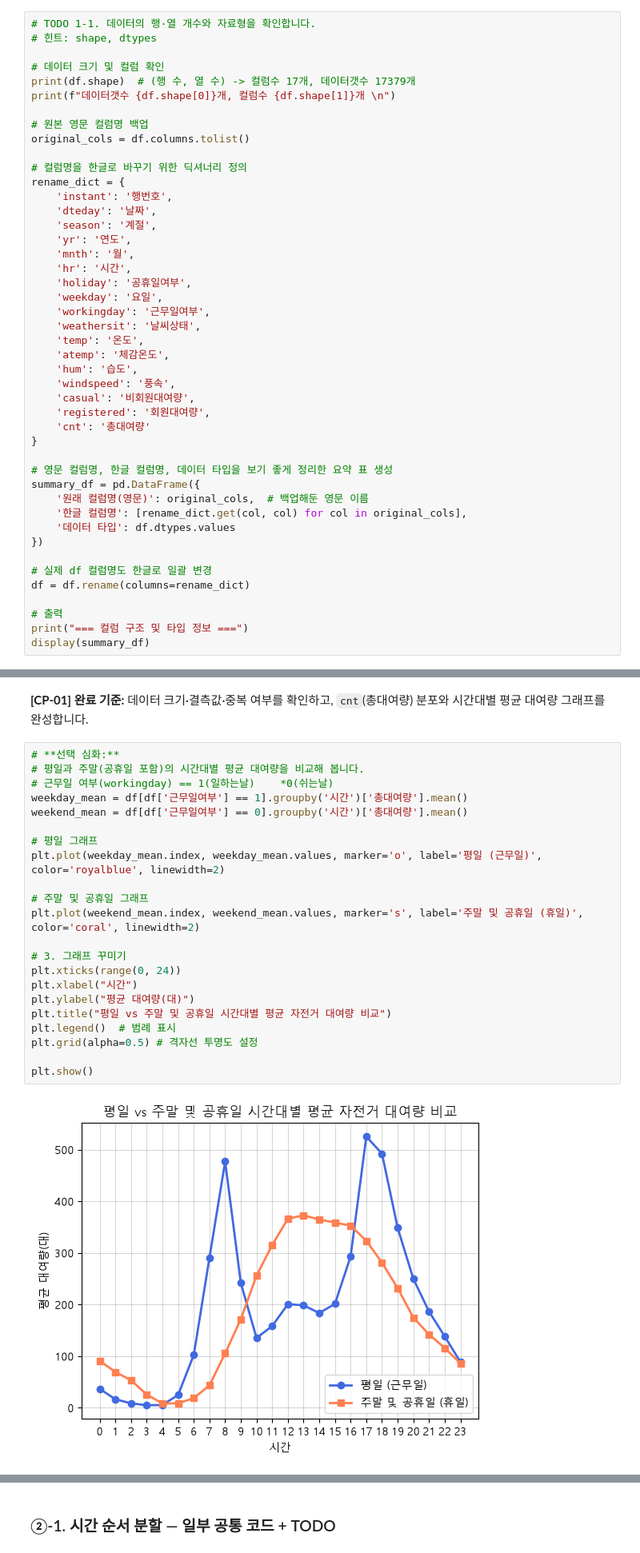
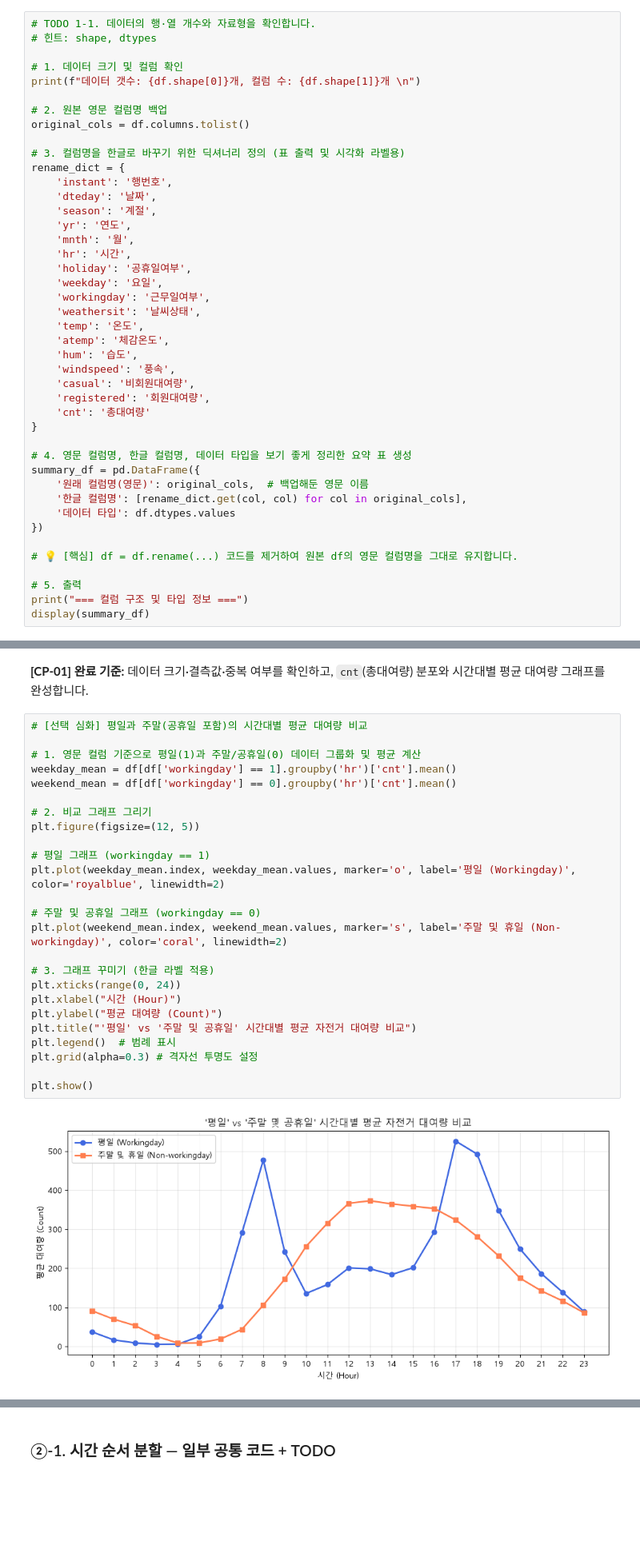
Before and after one commit to iremys/ai-mini-projects, a Jupyter notebook: mini-project-01/code/01_regression_bike_demand.ipynb, the cells around one changed output, grey strips where cells are left out. Shown at 80% size. Saved outputs shown, nothing was run; the diff lists cells and outputs as text; blank space fills up the shorter version.

```diff
--- a/mini-project-01/code/01_regression_bike_demand.ipynb
+++ b/mini-project-01/code/01_regression_bike_demand.ipynb
@@ -39,14 +39,13 @@ plt.rc('font', family='Malgun Gothic')  # 윈도우 (맑은 고딕)
 # TODO 1-1. 데이터의 행·열 개수와 자료형을 확인합니다.
 # 힌트: shape, dtypes
 
-# 데이터 크기 및 컬럼 확인
-print(df.shape)  # (행 수, 열 수) -> 컬럼수 17개, 데이터갯수 17379개
-print(f"데이터갯수 {df.shape[0]}개, 컬럼수 {df.shape[1]}개 \n")
+# 1. 데이터 크기 및 컬럼 확인
+print(f"데이터 갯수: {df.shape[0]}개, 컬럼 수: {df.shape[1]}개 \n")
 
-# 원본 영문 컬럼명 백업
+# 2. 원본 영문 컬럼명 백업
 original_cols = df.columns.tolist()
 
-# 컬럼명을 한글로 바꾸기 위한 딕셔너리 정의
+# 3. 컬럼명을 한글로 바꾸기 위한 딕셔너리 정의 (표 출력 및 시각화 라벨용)
 rename_dict = {
     'instant': '행번호',
     'dteday': '날짜',
@@ -67,17 +66,16 @@ rename_dict = {
     'cnt': '총대여량'
 }
 
-# 영문 컬럼명, 한글 컬럼명, 데이터 타입을 보기 좋게 정리한 요약 표 생성
+# 4. 영문 컬럼명, 한글 컬럼명, 데이터 타입을 보기 좋게 정리한 요약 표 생성
 summary_df = pd.DataFrame({
     '원래 컬럼명(영문)': original_cols,  # 백업해둔 영문 이름
     '한글 컬럼명': [rename_dict.get(col, col) for col in original_cols],
     '데이터 타입': df.dtypes.values
 })
 
-# 실제 df 컬럼명도 한글로 일괄 변경
-df = df.rename(columns=rename_dict)
+# 💡 [핵심] df = df.rename(...) 코드를 제거하여 원본 df의 영문 컬럼명을 그대로 유지합니다.
 
-# 출력
+# 5. 출력
 print("=== 컬럼 구조 및 타입 정보 ===")
 display(summary_df)
 # %% [output]
@@ -243,29 +253,32 @@ plt.show()
 # %% [markdown]
 **[CP-01] 완료 기준:** 데이터 크기·결측값·중복 여부를 확인하고, `cnt`(총대여량) 분포와 시간대별 평균 대여량 그래프를 완성합니다.
 # %%
-# **선택 심화:**
-# 평일과 주말(공휴일 포함)의 시간대별 평균 대여량을 비교해 봅니다.
-# 근무일 여부(workingday) == 1(일하는날)    *0(쉬는날)
-weekday_mean = df[df['근무일여부'] == 1].groupby('시간')['총대여량'].mean()
-weekend_mean = df[df['근무일여부'] == 0].groupby('시간')['총대여량'].mean()
+# [선택 심화] 평일과 주말(공휴일 포함)의 시간대별 평균 대여량 비교
 
-# 평일 그래프
-plt.plot(weekday_mean.index, weekday_mean.values, marker='o', label='평일 (근무일)', color='royalblue', linewidth=2)
+# 1. 영문 컬럼 기준으로 평일(1)과 주말/공휴일(0) 데이터 그룹화 및 평균 계산
+weekday_mean = df[df['workingday'] == 1].groupby('hr')['cnt'].mean()
+weekend_mean = df[df['workingday'] == 0].groupby('hr')['cnt'].mean()
 
-# 주말 및 공휴일 그래프
-plt.plot(weekend_mean.index, weekend_mean.values, marker='s', label='주말 및 공휴일 (휴일)', color='coral', linewidth=2)
+# 2. 비교 그래프 그리기
+plt.figure(figsize=(12, 5))
 
-# 3. 그래프 꾸미기
+# 평일 그래프 (workingday == 1)
+plt.plot(weekday_mean.index, weekday_mean.values, marker='o', label='평일 (Workingday)', color='royalblue', linewidth=2)
+
+# 주말 및 공휴일 그래프 (workingday == 0)
+plt.plot(weekend_mean.index, weekend_mean.values, marker='s', label='주말 및 휴일 (Non-workingday)', color='coral', linewidth=2)
+
+# 3. 그래프 꾸미기 (한글 라벨 적용)
 plt.xticks(range(0, 24))
-plt.xlabel("시간")
-plt.ylabel("평균 대여량(대)")
-plt.title("평일 vs 주말 및 공휴일 시간대별 평균 자전거 대여량 비교")
+plt.xlabel("시간 (Hour)")
+plt.ylabel("평균 대여량 (Count)")
+plt.title("'평일' vs '주말 및 공휴일' 시간대별 평균 자전거 대여량 비교")
 plt.legend()  # 범례 표시
-plt.grid(alpha=0.5) # 격자선 투명도 설정
+plt.grid(alpha=0.3) # 격자선 투명도 설정
 
 plt.show()
 # %% [output]
-[figure, old version]
+[figure, new version]
 # %% [markdown]
 ---
 ## ② 입력 특성 선택 및 상관관계 분석 — CP-02
```
Also changed, not shown: parts of 8 cells of this notebook.
